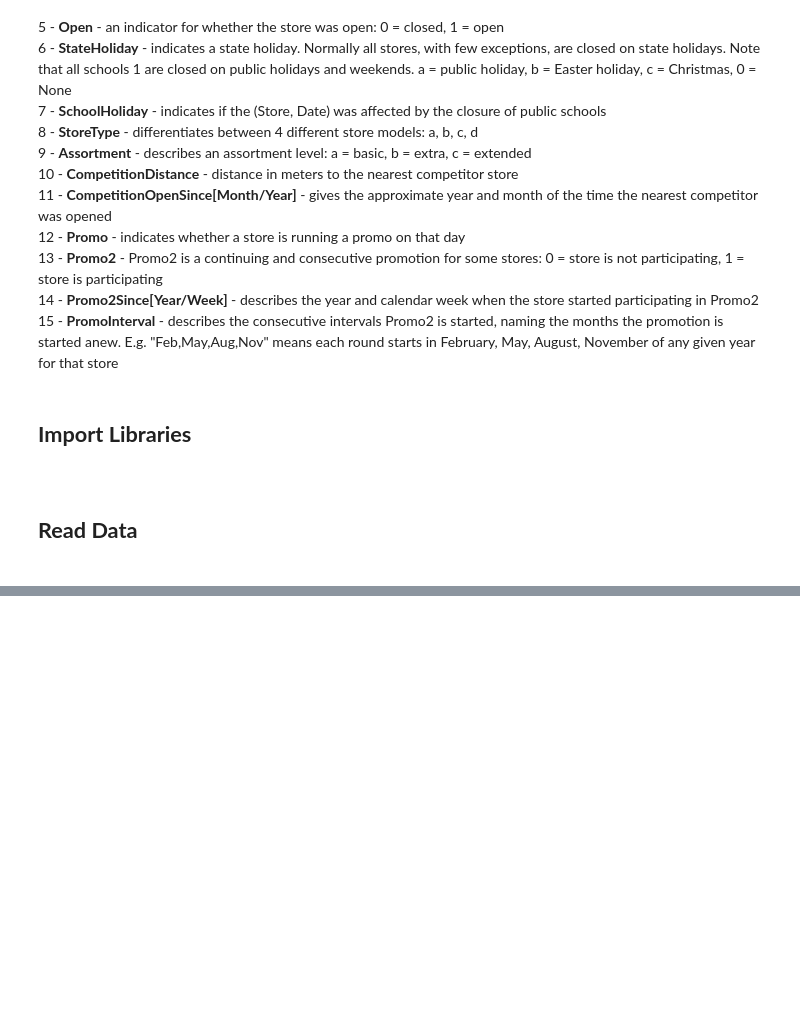
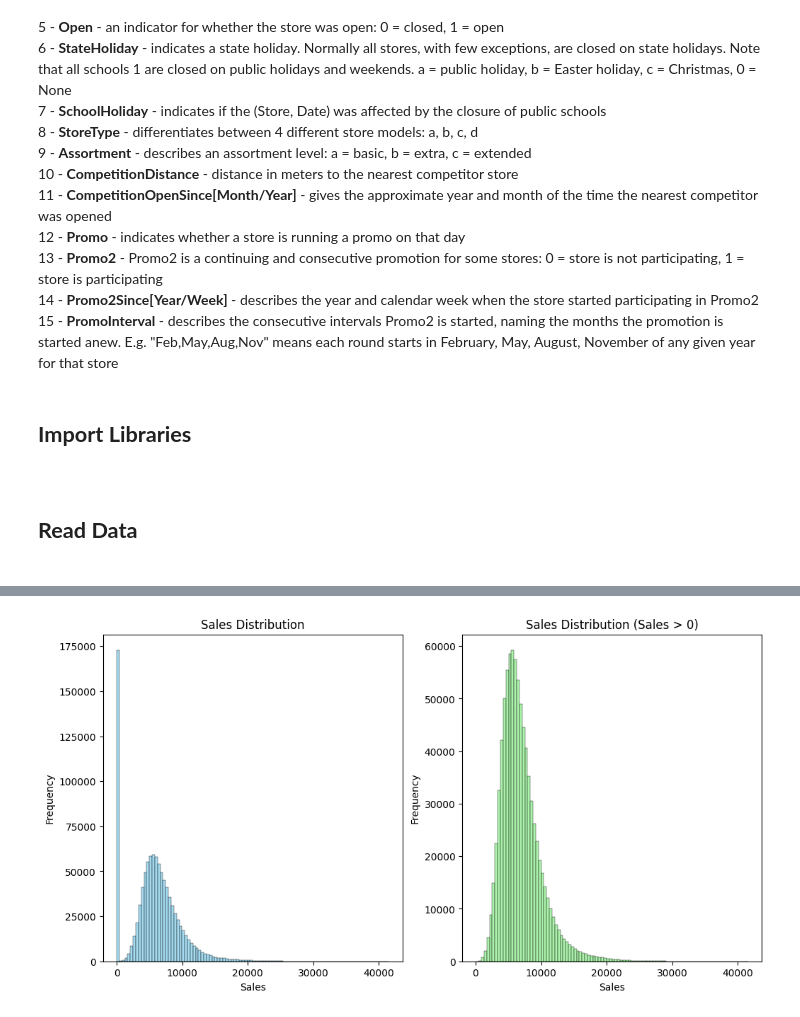
Before and after one commit to ali2yman/Rossman-Store---Time-Series-Analysis-Project, a Jupyter notebook: code.ipynb, the cells around one changed output, grey strips where cells are left out. Saved outputs shown, nothing was run; the diff lists cells and outputs as text; code cells hidden in the pictures; blank space fills up the shorter version.

```diff
--- a/code.ipynb
+++ b/code.ipynb
@@ -88,0 +167,8 @@ df_train.head(5)
+# %%
+# 1 - CompetitionDistance  >>>> Reason for missing: Some stores might not have nearby competitors recorded.
+# i will Replace with the maximum value + 1, or the median, so that it's distinguishable or neutral.
+df_train['CompetitionDistance'] = df_train['CompetitionDistance'].fillna(df_train['CompetitionDistance'].max()+1)
+
+# 2.CompetitionOpenSinceMonth & CompetitionOpenSinceYear : Missing probably means no competition, so: Fill with 0  just assume no competition effect
+df_train['CompetitionOpenSinceMonth'] = df_train['CompetitionOpenSinceMonth'].fillna(0)
+df_train['CompetitionOpenSinceYear'] = df_train['CompetitionOpenSinceYear'].fillna(0)
@@ -88,0 +189,19 @@ df_train.head(5)
+# %%
+plt.figure(figsize=(12,6))
+
+plt.subplot(1,2,1)
+sns.histplot(data=df_train, x='Sales', bins=100 , color='skyblue')
+plt.title("Sales Distribution")
+plt.xlabel("Sales")
+plt.ylabel("Frequency")
+
+# plot 2 : sales > 0
+
+plt.subplot(1,2,2)
+sns.histplot(data=df_train[df_train['Sales']>0], x='Sales', bins=100 , color='lightgreen')
+plt.title("Sales Distribution (Sales > 0)")
+plt.xlabel("Sales")
+plt.ylabel("Frequency")
+plt.show()
+# %% [output]
+[figure, added]
```
Also changed, not shown: parts of 22 cells of this notebook.
